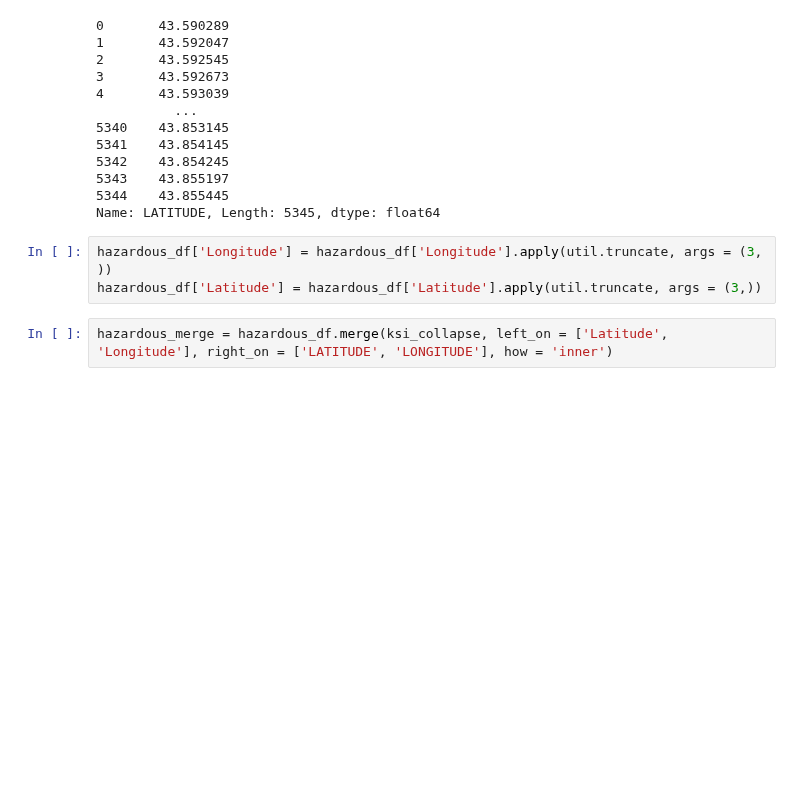
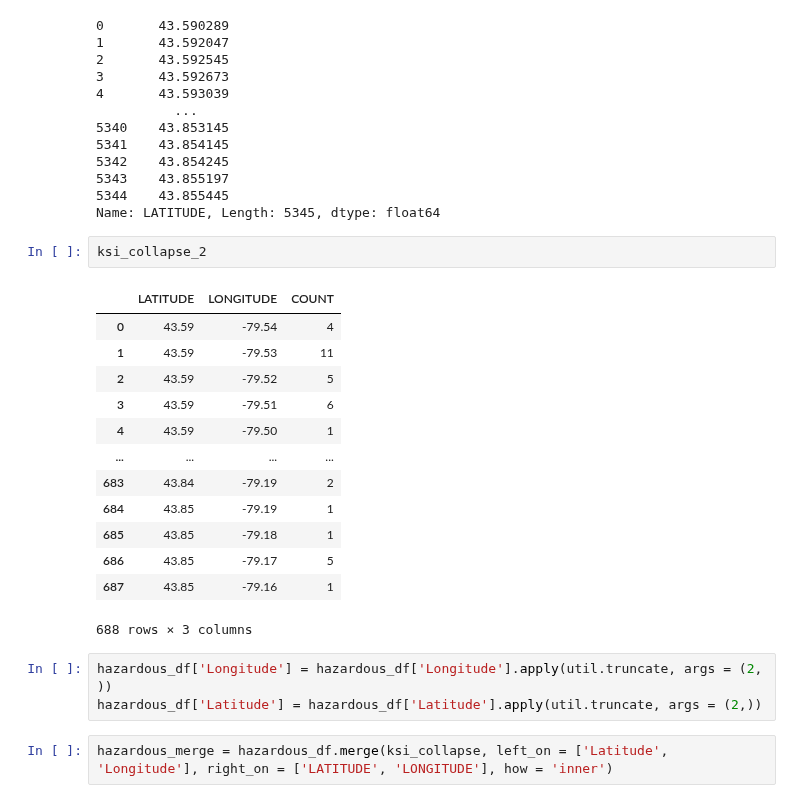
Before and after one commit to Vincent-Kwan/Safe-Roads-Competition, a Jupyter notebook: KSI_Hazardous.ipynb, the cells around one changed output. Drawn from its saved outputs; the diff is of its cells as text; blank space fills up the shorter version.

```diff
--- a/KSI_Hazardous.ipynb
+++ b/KSI_Hazardous.ipynb
@@ -48,9 +37,25 @@ ksi_collapse['LATITUDE']
 5343    43.855197
 5344    43.855445
 Name: LATITUDE, Length: 5345, dtype: float64
+# %%
+ksi_collapse_2
+# %% [output]
+|  | LATITUDE | LONGITUDE | COUNT |
+| 0 | 43.59 | -79.54 | 4 |
+| 1 | 43.59 | -79.53 | 11 |
+| 2 | 43.59 | -79.52 | 5 |
+| 3 | 43.59 | -79.51 | 6 |
+| 4 | 43.59 | -79.50 | 1 |
+| ... | ... | ... | ... |
+| 683 | 43.84 | -79.19 | 2 |
+| 684 | 43.85 | -79.19 | 1 |
+| 685 | 43.85 | -79.18 | 1 |
+| 686 | 43.85 | -79.17 | 5 |
+| 687 | 43.85 | -79.16 | 1 |
+688 rows × 3 columns
 # %%
-hazardous_df['Longitude'] = hazardous_df['Longitude'].apply(util.truncate, args = (3, ))
-hazardous_df['Latitude'] = hazardous_df['Latitude'].apply(util.truncate, args = (3,))
+hazardous_df['Longitude'] = hazardous_df['Longitude'].apply(util.truncate, args = (2, ))
+hazardous_df['Latitude'] = hazardous_df['Latitude'].apply(util.truncate, args = (2,))
 # %%
 hazardous_merge = hazardous_df.merge(ksi_collapse, left_on = ['Latitude', 'Longitude'], right_on = ['LATITUDE', 'LONGITUDE'], how = 'inner')
 # %%
```
Also changed, not shown: parts of 7 cells of this notebook, 3 other files.
